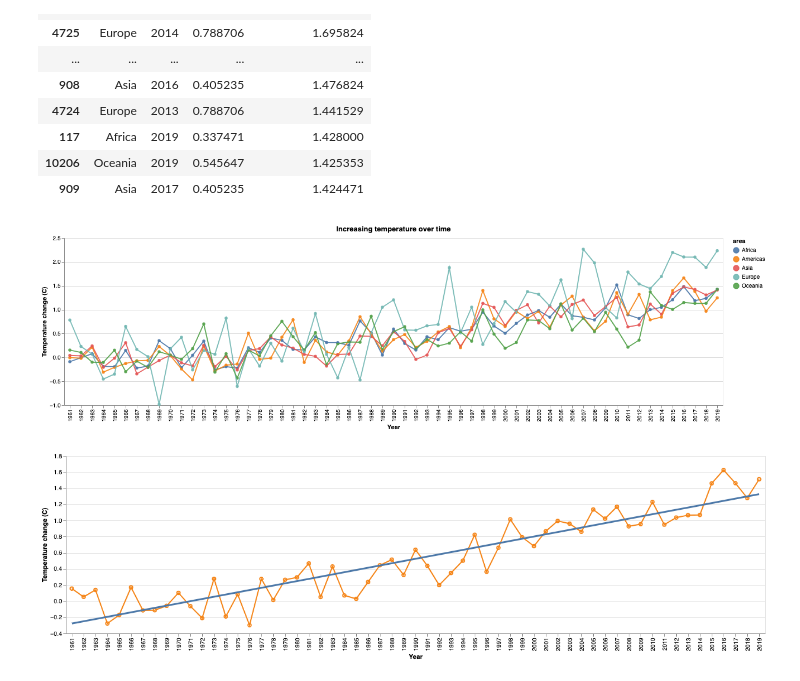
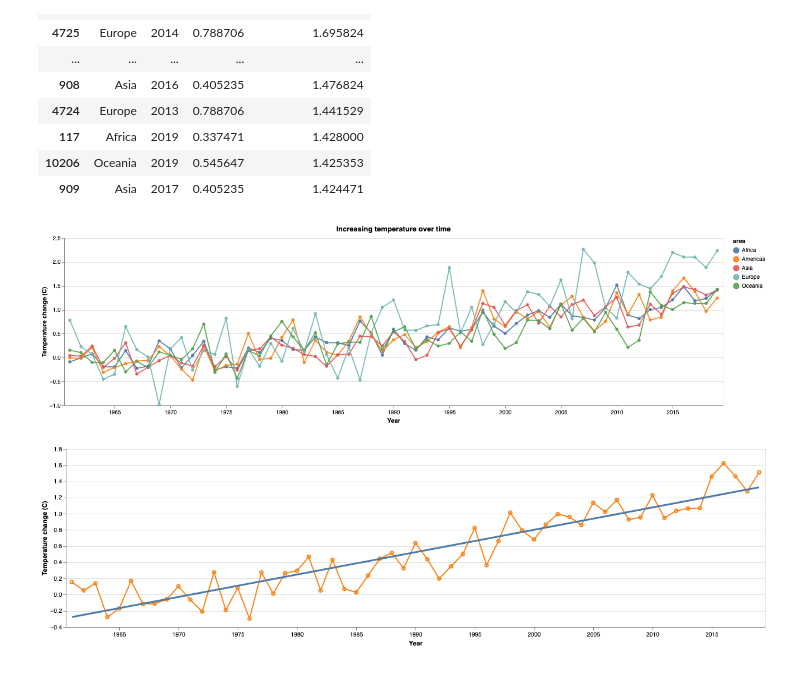
Before and after one commit to mel-liow/climate-analysis, a Jupyter notebook: climate_analysis.ipynb, the cells around one changed output. Saved outputs shown, nothing was run; the diff lists cells and outputs as text; code cells hidden in the pictures.

Commit message:
change x axis label

```diff
--- a/climate_analysis.ipynb
+++ b/climate_analysis.ipynb
@@ -121,7 +111,7 @@ click = alt.selection_multi(fields=['area'], bind='legend')
 
 scatter_plot = alt.Chart(region_temps, title="Increasing temperature over time"
                         ).mark_point(filled=True).encode(
-    x=alt.X('year', title="Year", axis=alt.Axis(tickMinStep=10)),
+    x=alt.X('year', title="Year", axis=alt.Axis(values=np.arange(1960, 2021, 5),  labelAngle=0)),
     y=alt.Y('mean(mean_temp_change)', title="Temperature change (C)") ,
     color='area',
     tooltip='area',
@@ -138,28 +128,28 @@ line_plot = alt.Chart(region_temps).mark_line().encode(
 
 scatter_plot + line_plot
 # %% [output]
-[figure, old version]
+[figure, new version]
 # %%
 world_temp = annual_temp_change[annual_temp_change.area=='World']
 
 world_plot.mark_errorband(extent='ci') + world_plot
 
 world_plot = alt.Chart(world_temp).mark_point().encode(
-    x=alt.X('year', title="Year", axis=alt.Axis(tickMinStep=10)),
+    x=alt.X('year', title="Year", axis=alt.Axis(values=np.arange(1960, 2021, 5),  labelAngle=0)),
     y=alt.Y('mean(mean_temp_change)', title="Temperature change (C)") ,
     color=alt.Color('area', legend=None)
 )
 
 line_plot = alt.Chart(world_temp).mark_line().encode(
     x='year',
     y='mean(mean_temp_change)',
     color='area',
 )
 
 trend = world_plot.transform_regression(
     'year', 'mean_temp_change', groupby=['months']).mark_line(size=3)
 
 
 world_plot + line_plot + trend
 # %% [output]
-[figure, old version]
+[figure, new version]
```
Also changed, not shown: parts of 2 cells of this notebook.
